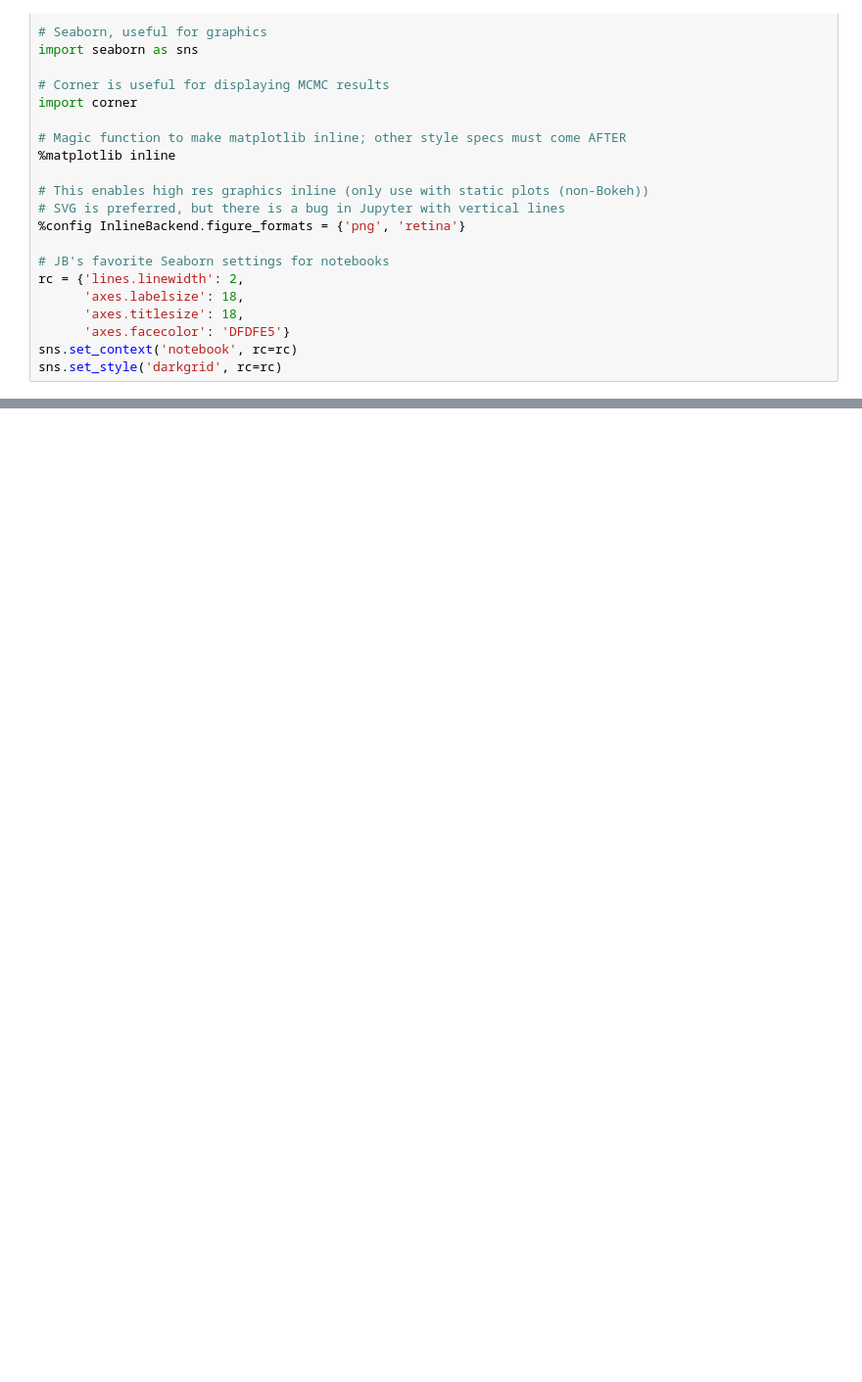
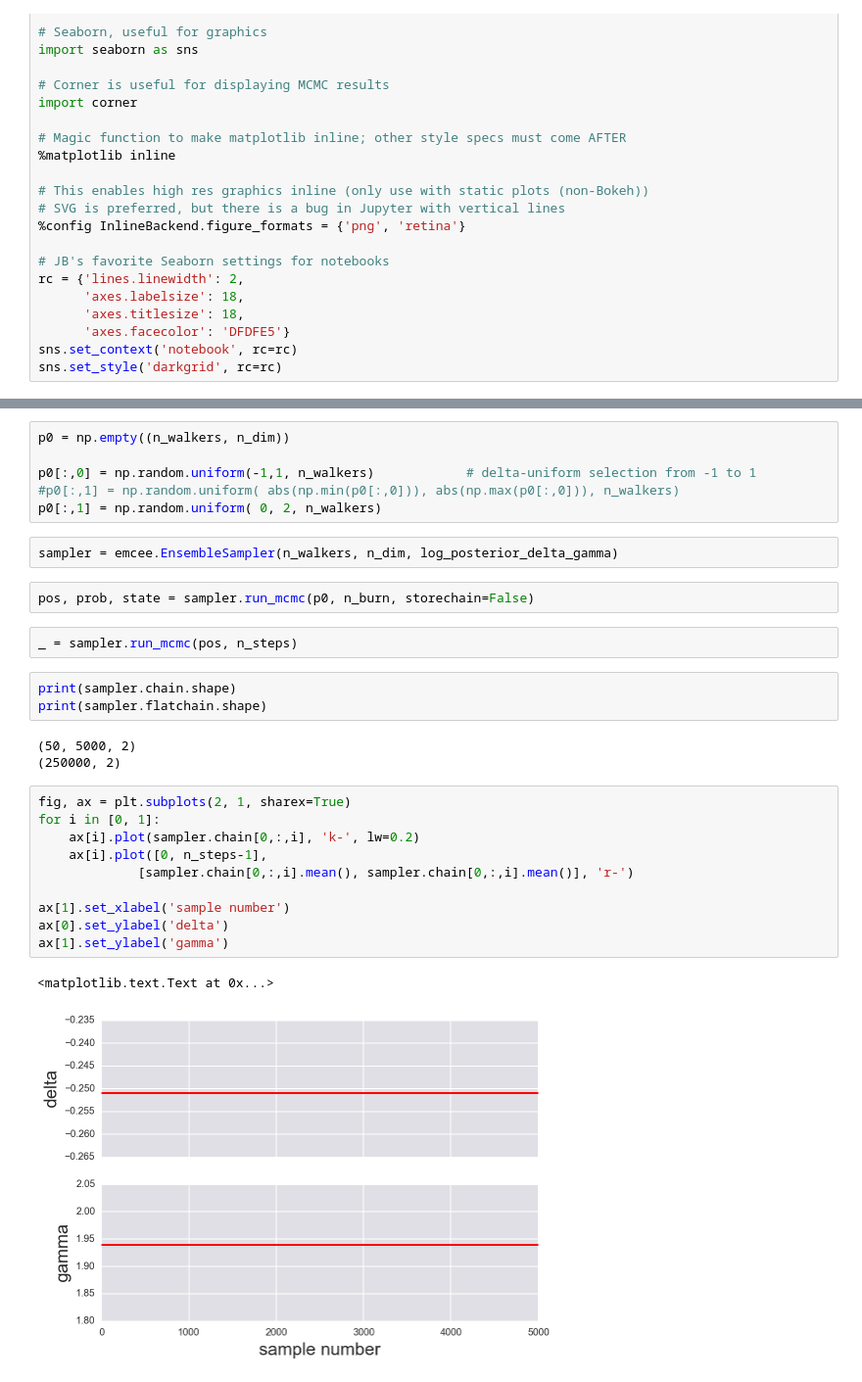
Before and after one commit to shashank-gandhi/DataAnalysisHomeworkRepository, a Jupyter notebook: Homework4/Shashank.ipynb, the cells around one changed output, grey strips where cells are left out. Shown at 98% size. Drawn from its saved outputs; the diff is of its cells as text; blank space fills up the shorter version.

```diff
--- a/Homework4/Shashank.ipynb
+++ b/Homework4/Shashank.ipynb
@@ -41,0 +92,31 @@ sns.set_style('darkgrid', rc=rc)
+# %%
+p0 = np.empty((n_walkers, n_dim))
+
+p0[:,0] = np.random.uniform(-1,1, n_walkers)            # delta-uniform selection from -1 to 1
+#p0[:,1] = np.random.uniform( abs(np.min(p0[:,0])), abs(np.max(p0[:,0])), n_walkers)
+p0[:,1] = np.random.uniform( 0, 2, n_walkers)
+# %%
+sampler = emcee.EnsembleSampler(n_walkers, n_dim, log_posterior_delta_gamma)
+# %%
+pos, prob, state = sampler.run_mcmc(p0, n_burn, storechain=False)
+# %%
+_ = sampler.run_mcmc(pos, n_steps)
+# %%
+print(sampler.chain.shape)
+print(sampler.flatchain.shape)
+# %% [output]
+(50, 5000, 2)
+(250000, 2)
+# %%
+fig, ax = plt.subplots(2, 1, sharex=True)
+for i in [0, 1]:
+    ax[i].plot(sampler.chain[0,:,i], 'k-', lw=0.2)
+    ax[i].plot([0, n_steps-1],
+             [sampler.chain[0,:,i].mean(), sampler.chain[0,:,i].mean()], 'r-')
+
+ax[1].set_xlabel('sample number')
+ax[0].set_ylabel('delta')
+ax[1].set_ylabel('gamma')
+# %% [output]
+<matplotlib.text.Text at 0x...>
+[figure, added]
```
Also changed, not shown: parts of 6 cells of this notebook, 1 other file.
